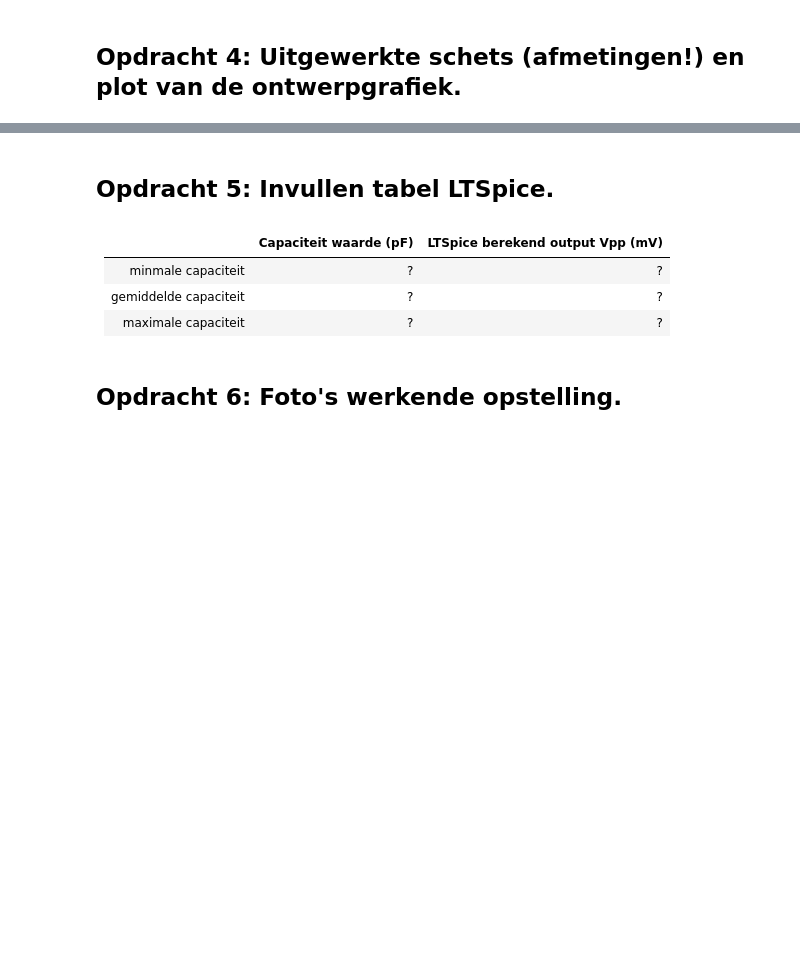
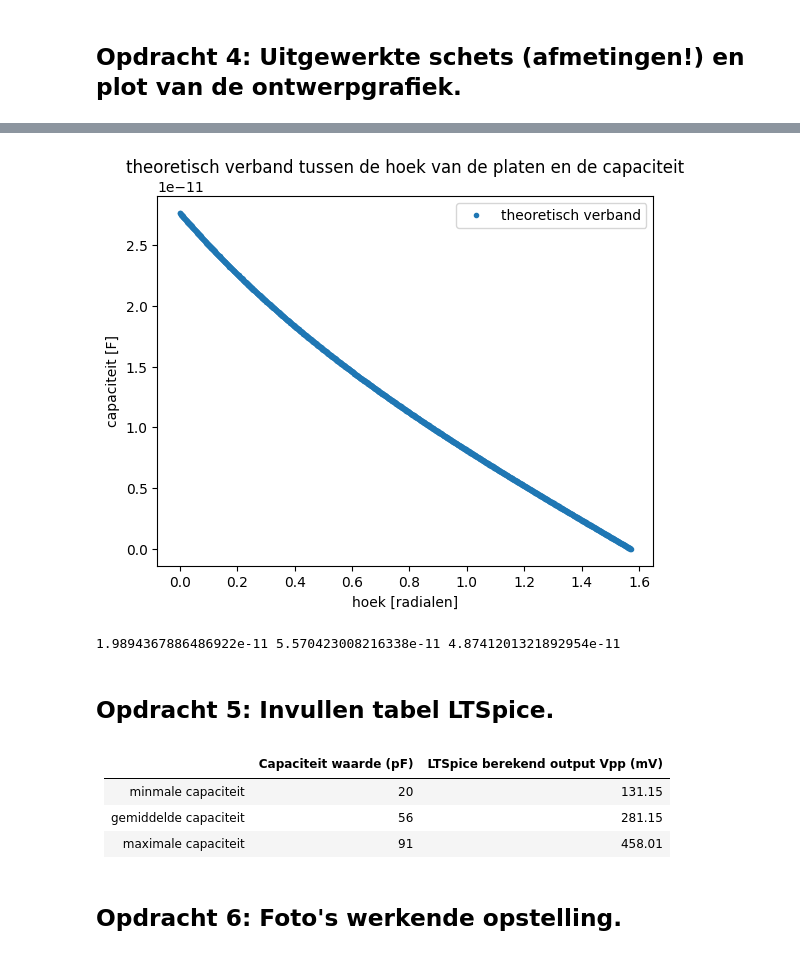
Before and after one commit to MatthiasGrablowitz/opdrachten-DEF-D, a Jupyter notebook: FysiekeOntwerpopdrachten/2OntwerpEenSensorCondensator/DEFOntwerpopdracht2OntwerpEenSensorInvulTemplate.ipynb, the cells around one changed output, grey strips where cells are left out. Cells and saved outputs as stored; diff of their text form; code cells hidden in the pictures; blank space fills up the shorter version.

```diff
--- a/FysiekeOntwerpopdrachten/2OntwerpEenSensorCondensator/DEFOntwerpopdracht2OntwerpEenSensorInvulTemplate.ipynb
+++ b/FysiekeOntwerpopdrachten/2OntwerpEenSensorCondensator/DEFOntwerpopdracht2OntwerpEenSensorInvulTemplate.ipynb
@@ -29,8 +30,18 @@ Aan het einde van deze ontwerpopdracht lever je als groep één gezamenlijk note
 # constante) en als output de capaciteit van de vlakke plaat condensator met die ontwerpparameters.
 # Je gaat deze formule de rest van de dag gebruiken: controleer hem goed!
 
-def functieNaam(jouwInputs):
-    output = jouwInputs
-    return output
+import numpy as np
+import matplotlib.pyplot as plt
+from scipy.optimize import curve_fit
 
+from IPython.display import Image, display
+epsilon0 = 8.854e-12
+def vlakkeplaat(length,width,spacing,epsilon_r): #2.
+
+    return epsilon0*epsilon_r*length*width/spacing
+
+def capacitance(Vout_peak, R, A, f):
+    return  Vout_peak/(R*A*2*np.pi*f)
+C_test = vlakkeplaat(0.1,0.1,1.5e-3,2.5)
+print(C_test)
 # Optioneel: schrijf je functie zodanig dat je arrays als input kan geven en (dus) ook arrays als output.
@@ -75,10 +92,38 @@ Pas deze tekst aan: Wij gaan een sensor maken die X meet.
+# %%
+def opp(x):
+    c=np.cos(x)*10
+    e=np.sin(x)*10
+    a=10-c
+    d=10-e
+    b= d*np.tan(x)
+    return 100-0.5*c*e-b*d*0.5-a*10
+def vlakkeplaat(oppervlakte,spacing,epsilon_r): #2.
+
+    return epsilon0*epsilon_r*oppervlakte/spacing
+x_test = np.linspace(0,0.5*np.pi,1000)
+oppervlak = opp(x_test)/10000
+plt.plot(x_test,(vlakkeplaat(oppervlak,0.8e-2,2.5)),'.',label="theoretisch verband")
+plt.xlabel("hoek [radialen]")
+plt.ylabel("capaciteit [F]")
+plt.title("theoretisch verband tussen de hoek van de platen en de capaciteit")
+plt.legend()
+plt.show()
+# %% [output]
+[figure, added]
+# %%
+capaicteit_min = capacitance(0.1,1000,8,100000)
+capaicteit_gem = capacitance(0.280,1000,8,100000)
+capaicteit_max = capacitance(0.245,1000,8,100000)
+print(capaicteit_min,capaicteit_gem,capaicteit_max)
+# %% [output]
+1.9894367886486922e-11 5.570423008216338e-11 4.8741201321892954e-11
 # %% [markdown]
 ## Opdracht 5: Invullen tabel LTSpice.
 # %% [markdown]
 |         | Capaciteit waarde (pF)  | LTSpice berekend output Vpp (mV)|
 |-------------|-------------:|-------------:|
-| minmale capaciteit| ? |? |
-| gemiddelde capaciteit| ? |? |
-| maximale capaciteit| ? |? |
+| minmale capaciteit| 20 |131.15 |
+| gemiddelde capaciteit| 56 |281.15 |
+| maximale capaciteit| 91 |458.01 |
 # %% [markdown]
 ## Opdracht 6: Foto's werkende opstelling.
```
Also changed, not shown: parts of 30 cells of this notebook, 8 other files.
